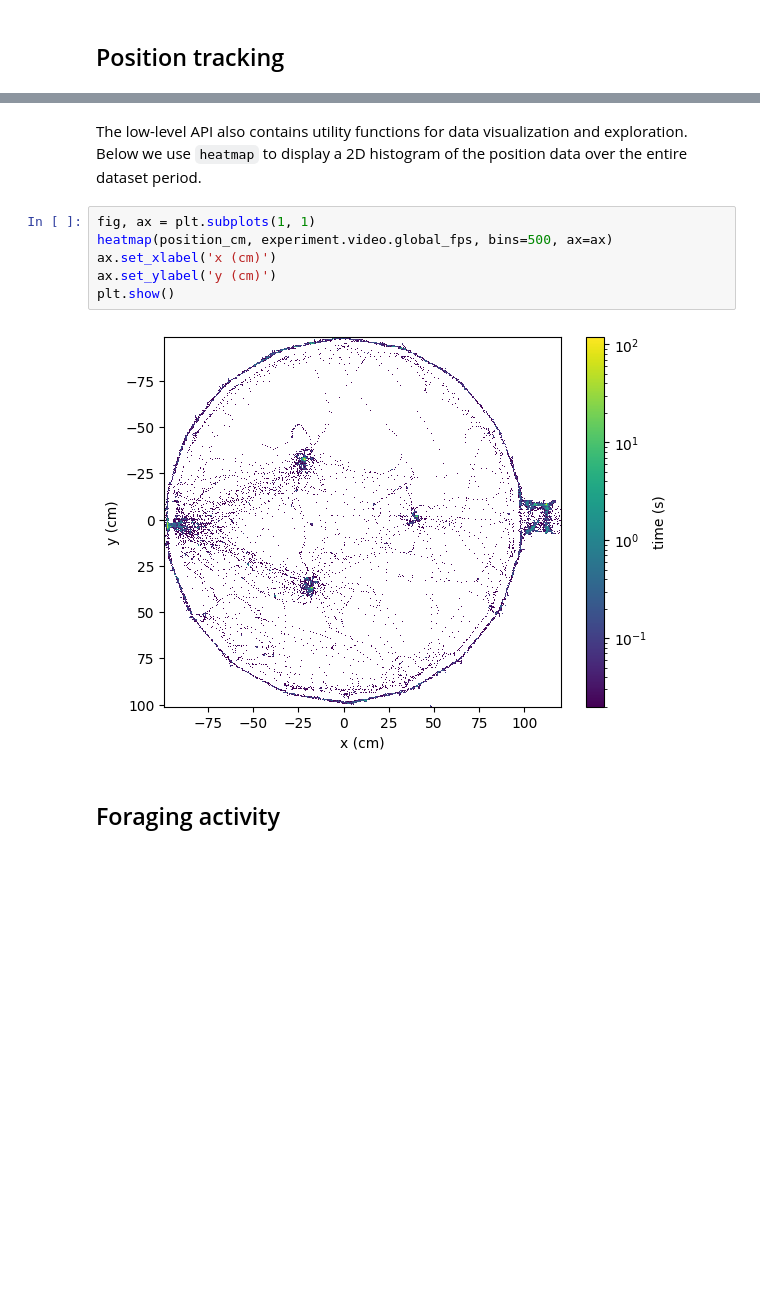
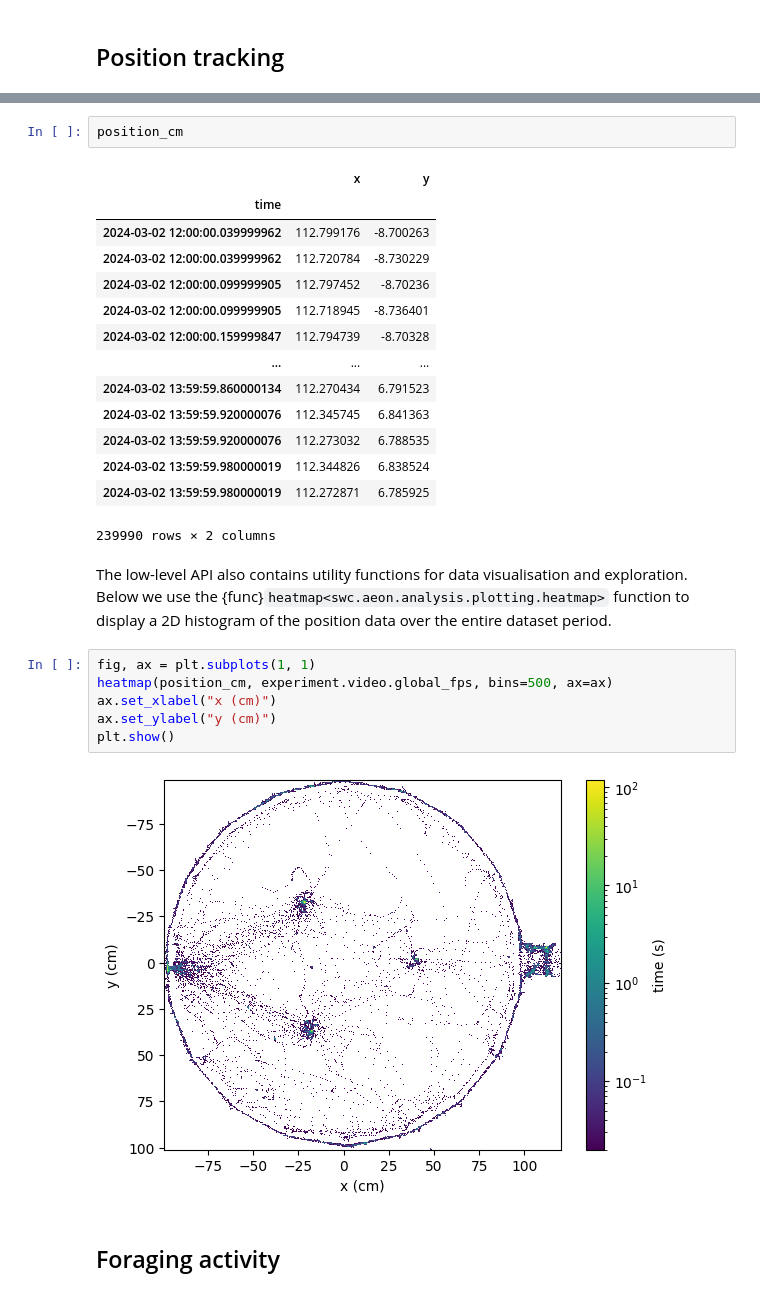
Before and after one commit to SainsburyWellcomeCentre/aeon_mecha, a Jupyter notebook: docs/examples/io_api_example.ipynb, the cells around one changed output, grey strips where cells are left out. Saved outputs shown, nothing was run; the diff lists cells and outputs as text; blank space fills up the shorter version.

Commit message:
Update low-level API notebook (#499)
* Update low-level API notebook

* Add works.dj root path

```diff
--- a/docs/examples/io_api_example.ipynb
+++ b/docs/examples/io_api_example.ipynb
@@ -36,10 +93,28 @@ position_cm = experiment.arena.point_to_cm(pose[['x', 'y']])
+# %%
+position_cm
+# %% [output]
+|  | x | y |
+| time |  |  |
+| 2024-03-02 12:00:00.039999962 | 112.799176 | -8.700263 |
+| 2024-03-02 12:00:00.039999962 | 112.720784 | -8.730229 |
+| 2024-03-02 12:00:00.099999905 | 112.797452 | -8.70236 |
+| 2024-03-02 12:00:00.099999905 | 112.718945 | -8.736401 |
+| 2024-03-02 12:00:00.159999847 | 112.794739 | -8.70328 |
+| ... | ... | ... |
+| 2024-03-02 13:59:59.860000134 | 112.270434 | 6.791523 |
+| 2024-03-02 13:59:59.920000076 | 112.345745 | 6.841363 |
+| 2024-03-02 13:59:59.920000076 | 112.273032 | 6.788535 |
+| 2024-03-02 13:59:59.980000019 | 112.344826 | 6.838524 |
+| 2024-03-02 13:59:59.980000019 | 112.272871 | 6.785925 |
+239990 rows × 2 columns
 # %% [markdown]
-The low-level API also contains utility functions for data visualization and exploration. Below we use `heatmap` to display a 2D histogram of the position data over the entire dataset period.
+The low-level API also contains utility functions for data visualisation and exploration.
+Below we use the {func}`heatmap<swc.aeon.analysis.plotting.heatmap>` function to display a 2D histogram of the position data over the entire dataset period.
 # %%
 fig, ax = plt.subplots(1, 1)
 heatmap(position_cm, experiment.video.global_fps, bins=500, ax=ax)
-ax.set_xlabel('x (cm)')
-ax.set_ylabel('y (cm)')
+ax.set_xlabel("x (cm)")
+ax.set_ylabel("y (cm)")
 plt.show()
 # %% [output]
 [figure]
```
Also changed, not shown: parts of 25 cells of this notebook.
